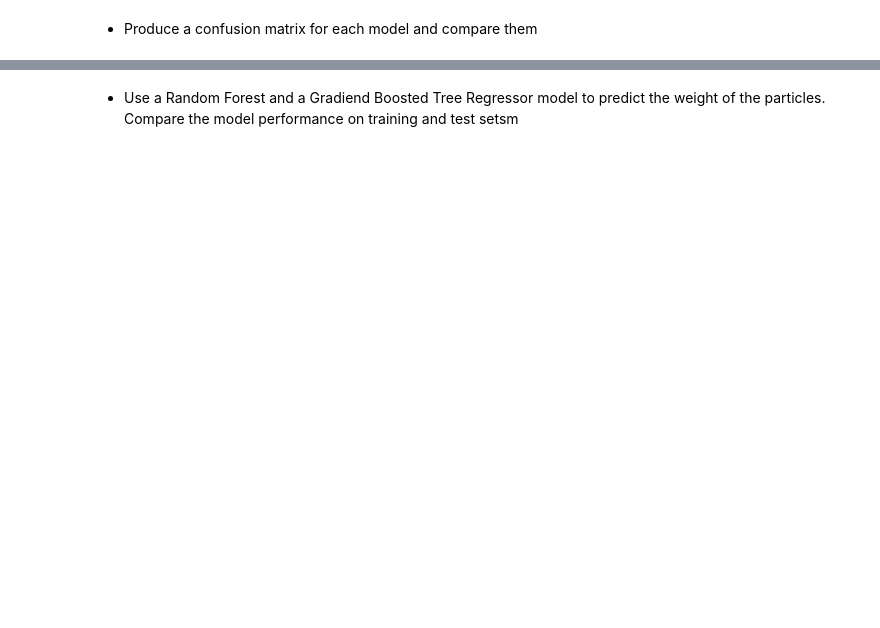
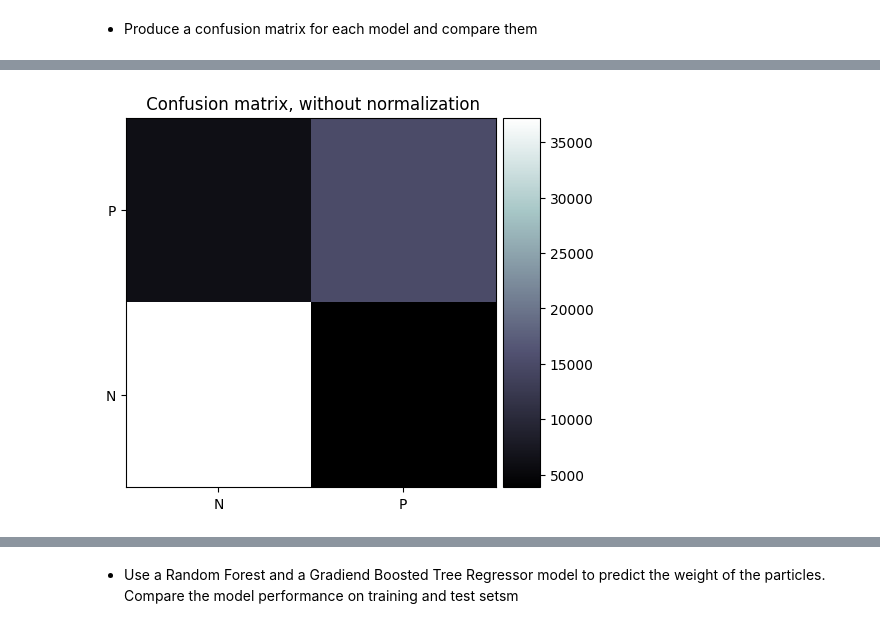
Before and after one commit to ElenaManari/MLPNS_EManari, a Jupyter notebook: Elena_higgsbosonSearch.ipynb, the cells around one changed output, grey strips where cells are left out. Saved outputs shown, nothing was run; the diff lists cells and outputs as text; code cells hidden in the pictures; blank space fills up the shorter version.

```diff
--- a/Elena_higgsbosonSearch.ipynb
+++ b/Elena_higgsbosonSearch.ipynb
@@ -140,0 +123,3 @@ from sklearn.model_selection import train_test_split
+# %%
+X =higgs.drop(columns=['Weight', 'Label','EventId']).values
+X.shape
@@ -141,3 +128,7 @@ from sklearn.model_selection import train_test_split
+# %%
+# leave
+from sklearn.model_selection import train_test_split
+X_train,X_test,labels_train,labels_test,weights_train,werights_test=train_test_split(X,labels,weights,train_size=0.75,test_size=0.25,stratify=labels)
 # %% [markdown]
 - Use a Random Forest and a Gradiend Boosted Tree Classifier model to predict the label of the particles. get the score of the model on the training and test set and comment on the result for each model.
 # %%
@@ -184,7 +171,6 @@ rf.score(...
 # %% [markdown]
 - Produce a confusion matrix for each model and compare them
 # %%
-
 # I creaded this function (mostly copied from sklearn examples).
 # You can use it to create the confusion matrix
 from mpl_toolkits.axes_grid1.axes_divider import make_axes_locatable
@@ -215,4 +201,4 @@ def plot_confusion_matrix(y_true, y_pred,
     pl.yticks([0,1], labels=["N", "P"])
     pl.title(title)
     cax = ax_divider.append_axes("right", size="10%", pad="2%")
-    cb = colorbar(im, cax=cax)
+    cb = plt.colorbar(im, cax=cax)
@@ -224,0 +205,4 @@ def plot_confusion_matrix(y_true, y_pred,
+# %%
+plot_confusion_matrix(labels_test, rf.predict(X_test) ) # pred
+# %% [output]
+[figure, added]
```
Also changed, not shown: parts of 32 cells of this notebook.
